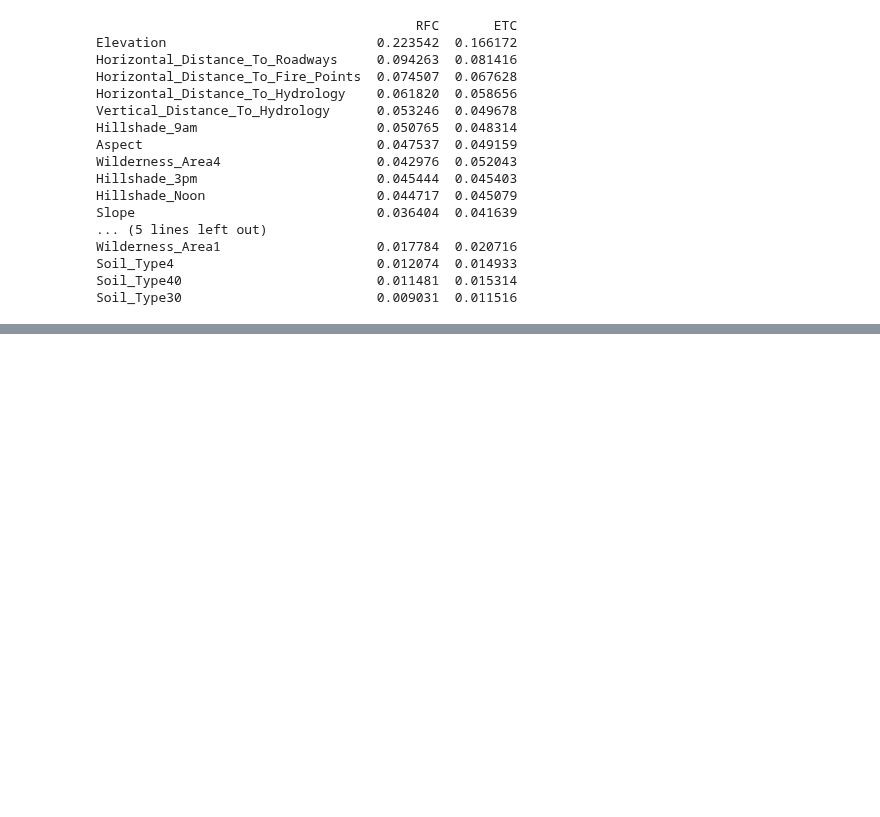
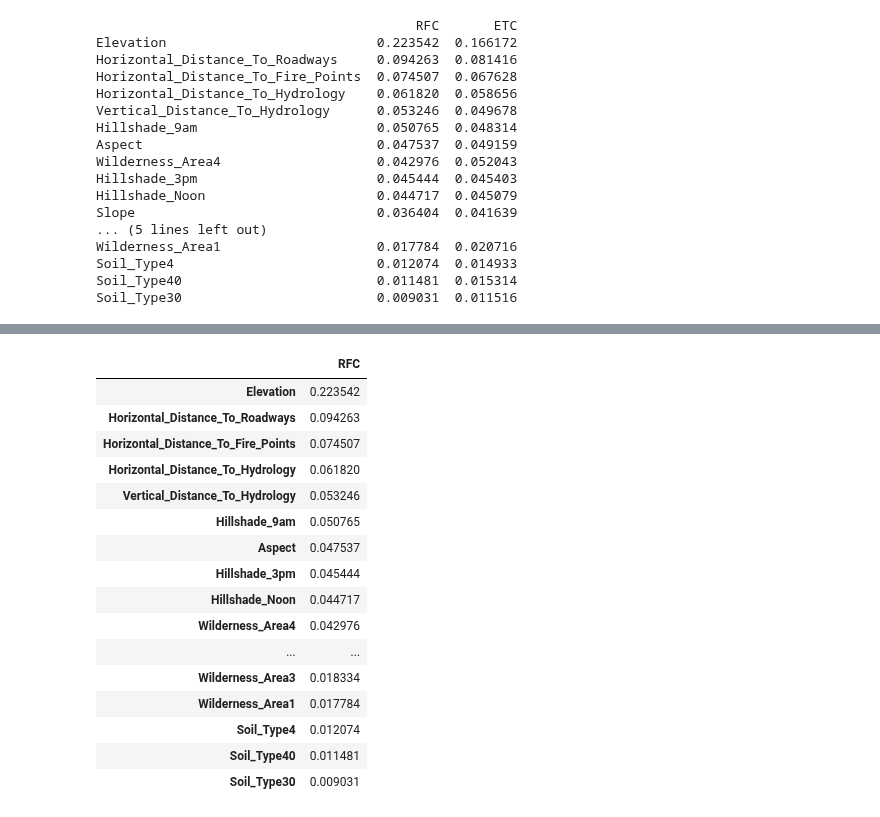
Before and after one commit to TeoAle/Kaggle_ML2, a Jupyter notebook: notebooks/feature engineering/Feature_Engineering.ipynb, the cells around one changed output, grey strips where cells are left out. Saved outputs shown, nothing was run; the diff lists cells and outputs as text; code cells hidden in the pictures; blank space fills up the shorter version.

```diff
--- a/notebooks/feature engineering/Feature_Engineering.ipynb
+++ b/notebooks/feature engineering/Feature_Engineering.ipynb
@@ -339,10 +332,0 @@ One last step before we move to splitting the data to Train-Test Split is to sca
-# %%
-from sklearn.preprocessing import MinMaxScaler
-
-scaler = MinMaxScaler(feature_range = (0,1))
-
-X = sample.iloc[:,:-1]
-
-y = sample['Cover_Type']
-
-X_scaled = scaler.fit_transform(X)
@@ -356,0 +388,31 @@ scaled_df.to_csv('../../data/scaled_df.csv', index=False)
+# %%
+from sklearn.ensemble import RandomForestClassifier
+
+model = RandomForestClassifier(random_state = 42)
+
+model.fit(X, y)
+
+# extracting feature importance from model and making a dataframe of it in descending order
+RFC_feature_importances = pd.DataFrame(model.feature_importances_, index = X.columns, columns=['RFC']).sort_values('RFC', ascending=False)
+
+model = None
+
+RFC_feature_importances.head(20)
+# %% [output]
+|  | RFC |
+| Elevation | 0.223542 |
+| Horizontal_Distance_To_Roadways | 0.094263 |
+| Horizontal_Distance_To_Fire_Points | 0.074507 |
+| Horizontal_Distance_To_Hydrology | 0.061820 |
+| Vertical_Distance_To_Hydrology | 0.053246 |
+| Hillshade_9am | 0.050765 |
+| Aspect | 0.047537 |
+| Hillshade_3pm | 0.045444 |
+| Hillshade_Noon | 0.044717 |
+| Wilderness_Area4 | 0.042976 |
+| ... | ... |
+| Wilderness_Area3 | 0.018334 |
+| Wilderness_Area1 | 0.017784 |
+| Soil_Type4 | 0.012074 |
+| Soil_Type40 | 0.011481 |
+| Soil_Type30 | 0.009031 |
```
Also changed, not shown: parts of 11 cells of this notebook.
